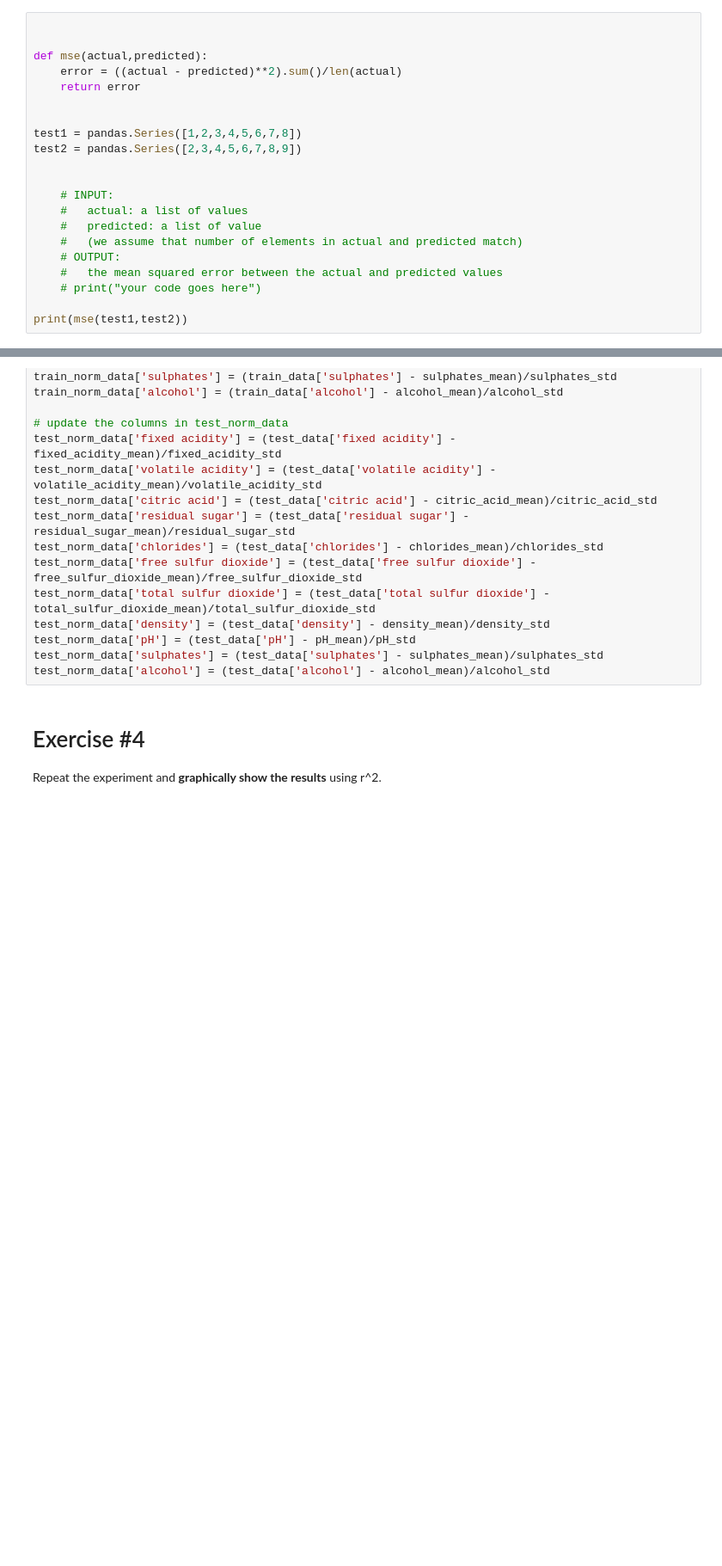
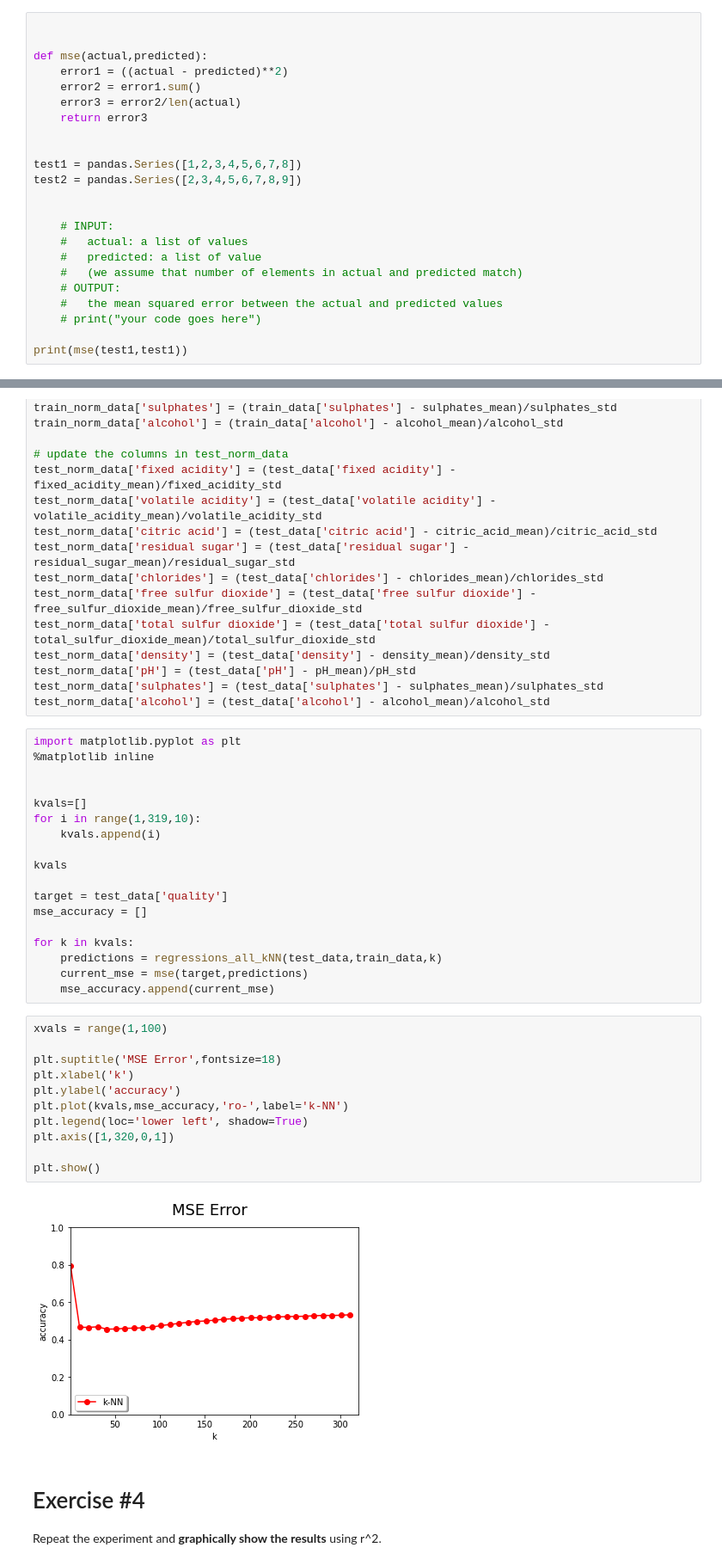
Before and after one commit to nickwharff/CS167_Notes, a Jupyter notebook: Notebook3_wharff.ipynb, the cells around one changed output, grey strips where cells are left out. Shown: that part at 86% size. Cells and saved outputs as stored; diff of their text form; blank space fills up the shorter version.

```diff
--- a/Notebook3_wharff.ipynb
+++ b/Notebook3_wharff.ipynb
@@ -30,8 +30,10 @@ Implement mean squared error (mse) algorithm
 
 
 def mse(actual,predicted):
-    error = ((actual - predicted)**2).sum()/len(actual)
-    return error
+    error1 = ((actual - predicted)**2)
+    error2 = error1.sum()
+    error3 = error2/len(actual)
+    return error3
 
 
 test1 = pandas.Series([1,2,3,4,5,6,7,8])
@@ -46,5 +48,5 @@ test2 = pandas.Series([2,3,4,5,6,7,8,9])
     #   the mean squared error between the actual and predicted values
     # print("your code goes here")
 
-print(mse(test1,test2))
+print(mse(test1,test1))
 # %% [output]
@@ -149,6 +151,37 @@ test_norm_data['density'] = (test_data['density'] - density_mean)/density_std
 test_norm_data['pH'] = (test_data['pH'] - pH_mean)/pH_std
 test_norm_data['sulphates'] = (test_data['sulphates'] - sulphates_mean)/sulphates_std
 test_norm_data['alcohol'] = (test_data['alcohol'] - alcohol_mean)/alcohol_std
+# %%
+import matplotlib.pyplot as plt
+%matplotlib inline
+
+
+kvals=[]
+for i in range(1,319,10):
+    kvals.append(i)
+
+kvals
+
+target = test_data['quality']
+mse_accuracy = []
+
+for k in kvals:
+    predictions = regressions_all_kNN(test_data,train_data,k)
+    current_mse = mse(target,predictions)
+    mse_accuracy.append(current_mse)
+# %%
+xvals = range(1,100)
+
+plt.suptitle('MSE Error',fontsize=18)
+plt.xlabel('k')
+plt.ylabel('accuracy')
+plt.plot(kvals,mse_accuracy,'ro-',label='k-NN')
+plt.legend(loc='lower left', shadow=True)
+plt.axis([1,320,0,1])
+
+plt.show()
+# %% [output]
+[figure, added]
 # %% [markdown]
 # Exercise #4
 Repeat the experiment and **graphically show the results** using r^2.
```
Also changed, not shown: parts of 4 cells of this notebook.
